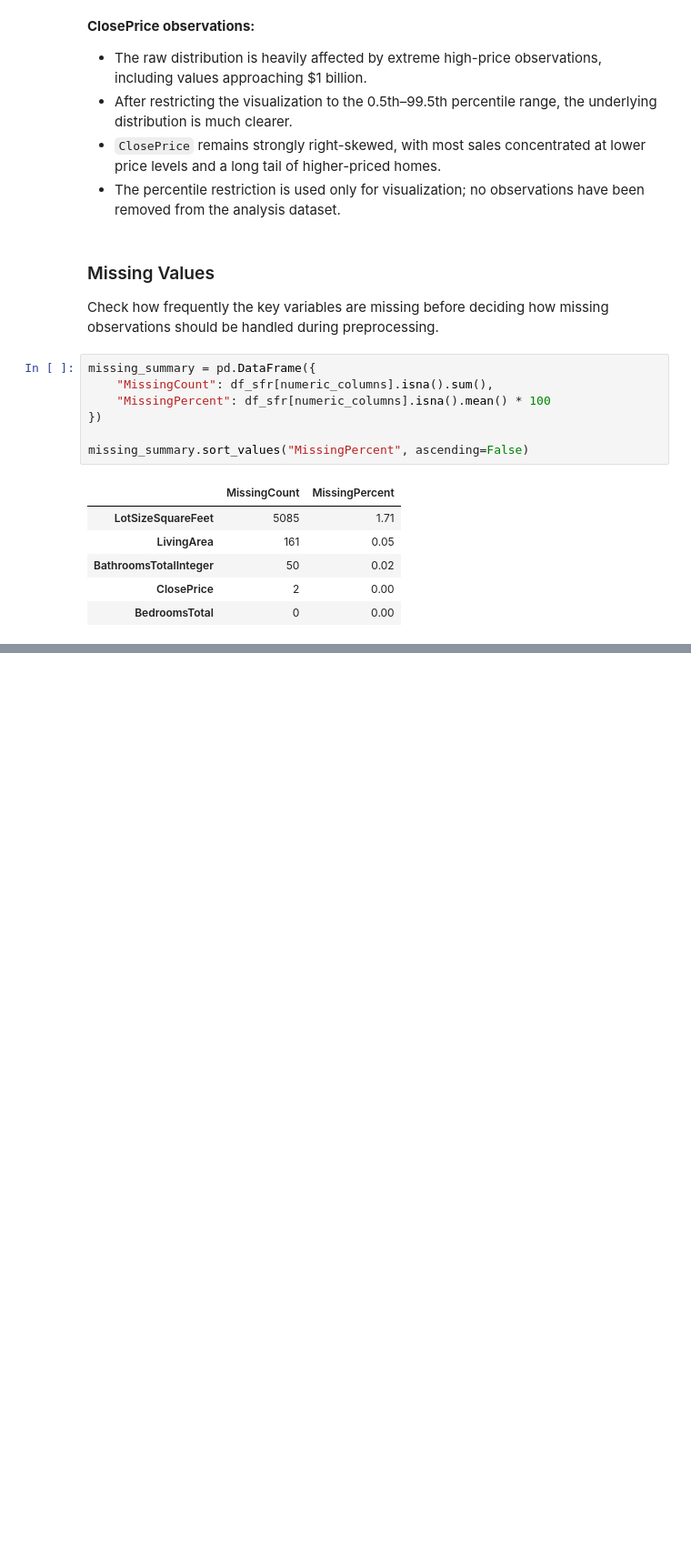
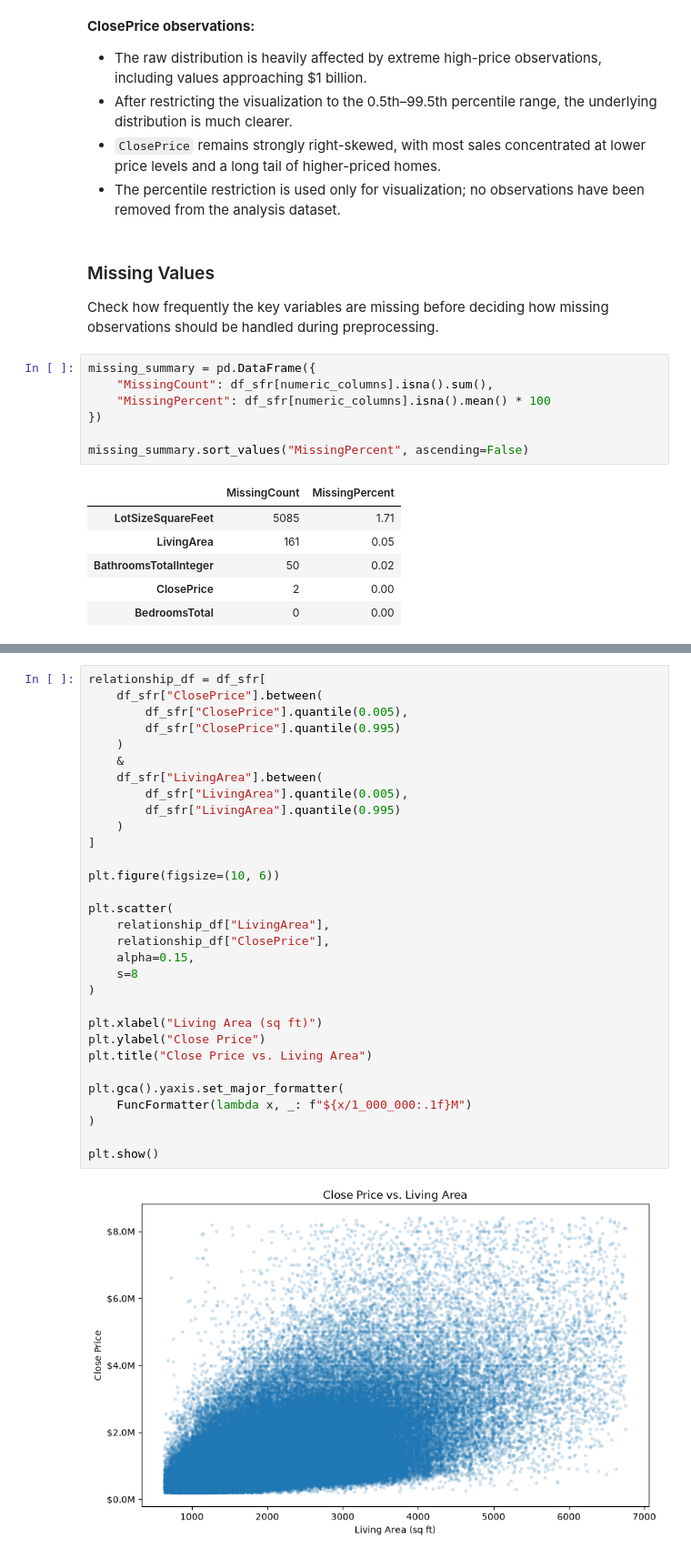
Before and after one commit to tantancodes/IDX-Exchange-Data-Science, a Jupyter notebook: notebooks/01_exploration.ipynb, the cells around one changed output, grey strips where cells are left out. Shown at 91% size. Saved outputs shown, nothing was run; the diff lists cells and outputs as text; blank space fills up the shorter version.

```diff
--- a/notebooks/01_exploration.ipynb
+++ b/notebooks/01_exploration.ipynb
@@ -317,0 +442,33 @@ missing_summary.sort_values("MissingPercent", ascending=False)
+# %%
+relationship_df = df_sfr[
+    df_sfr["ClosePrice"].between(
+        df_sfr["ClosePrice"].quantile(0.005),
+        df_sfr["ClosePrice"].quantile(0.995)
+    )
+    &
+    df_sfr["LivingArea"].between(
+        df_sfr["LivingArea"].quantile(0.005),
+        df_sfr["LivingArea"].quantile(0.995)
+    )
+]
+
+plt.figure(figsize=(10, 6))
+
+plt.scatter(
+    relationship_df["LivingArea"],
+    relationship_df["ClosePrice"],
+    alpha=0.15,
+    s=8
+)
+
+plt.xlabel("Living Area (sq ft)")
+plt.ylabel("Close Price")
+plt.title("Close Price vs. Living Area")
+
+plt.gca().yaxis.set_major_formatter(
+    FuncFormatter(lambda x, _: f"${x/1_000_000:.1f}M")
+)
+
+plt.show()
+# %% [output]
+[figure, added]
```
Also changed, not shown: parts of 26 cells of this notebook.
